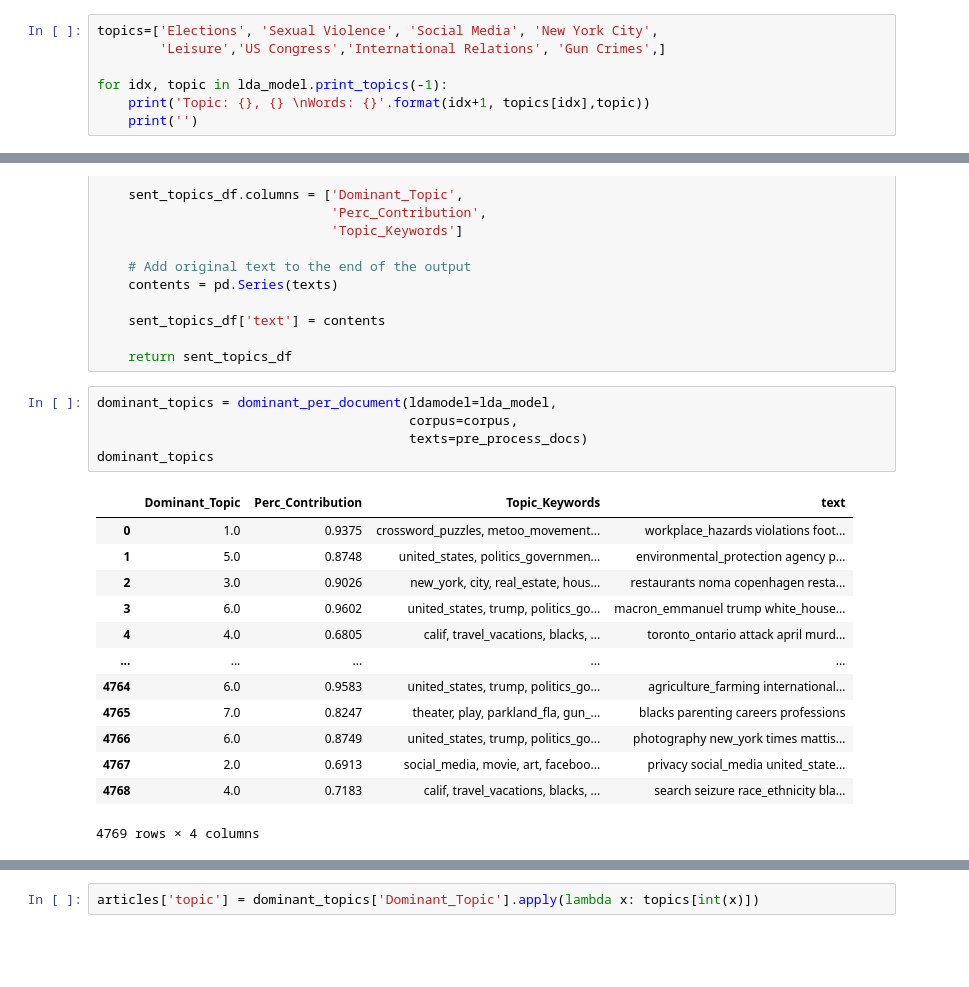
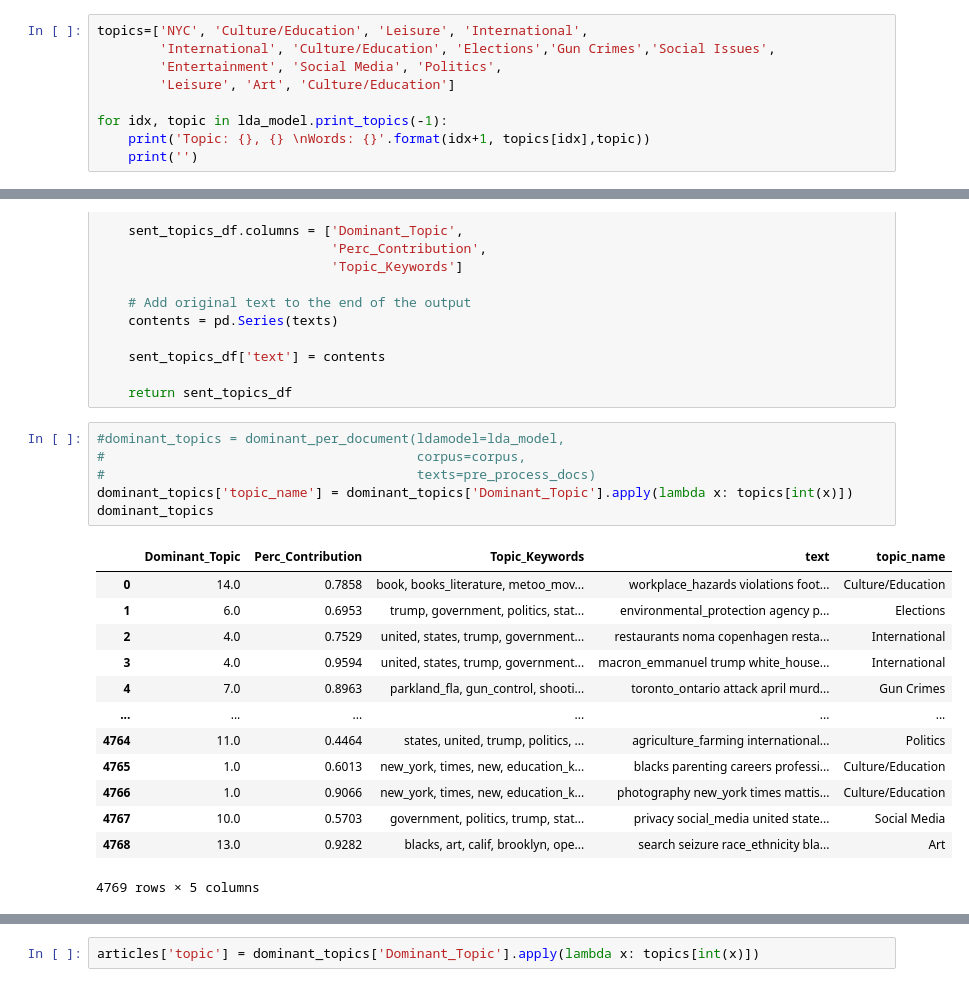
Before and after one commit to advanced-ml-project/project, a Jupyter notebook: topics_articles.ipynb, the cells around one changed output, grey strips where cells are left out. Saved outputs shown, nothing was run; the diff lists cells and outputs as text; blank space fills up the shorter version.

```diff
--- a/topics_articles.ipynb
+++ b/topics_articles.ipynb
@@ -161,8 +161,10 @@ lda_model = gensim.models.LdaMulticore(corpus, num_topics = 8,
                                        id2word = dictionary, passes = 30,
                                        workers = 3, random_state=0)
 # %%
-topics=['Elections', 'Sexual Violence', 'Social Media', 'New York City',
-        'Leisure','US Congress','International Relations', 'Gun Crimes',]
+topics=['NYC', 'Culture/Education', 'Leisure', 'International',
+        'International', 'Culture/Education', 'Elections','Gun Crimes','Social Issues',
+        'Entertainment', 'Social Media', 'Politics',
+        'Leisure', 'Art', 'Culture/Education']
 
 for idx, topic in lda_model.print_topics(-1):
     print('Topic: {}, {} \nWords: {}'.format(idx+1, topics[idx],topic))
@@ -229,24 +231,25 @@ def dominant_per_document(ldamodel, corpus, texts):
 
     return sent_topics_df
 # %%
-dominant_topics = dominant_per_document(ldamodel=lda_model,
-                                        corpus=corpus,
-                                        texts=pre_process_docs)
+#dominant_topics = dominant_per_document(ldamodel=lda_model,
+#                                        corpus=corpus,
+#                                        texts=pre_process_docs)
+dominant_topics['topic_name'] = dominant_topics['Dominant_Topic'].apply(lambda x: topics[int(x)])
 dominant_topics
 # %% [output]
-|  | Dominant_Topic | Perc_Contribution | Topic_Keywords | text |
-| 0 | 1.0 | 0.9375 | crossword_puzzles, metoo_movement... | workplace_hazards violations foot... |
-| 1 | 5.0 | 0.8748 | united_states, politics_governmen... | environmental_protection agency p... |
-| 2 | 3.0 | 0.9026 | new_york, city, real_estate, hous... | restaurants noma copenhagen resta... |
-| 3 | 6.0 | 0.9602 | united_states, trump, politics_go... | macron_emmanuel trump white_house... |
-| 4 | 4.0 | 0.6805 | calif, travel_vacations, blacks, ... | toronto_ontario attack april murd... |
-| ... | ... | ... | ... | ... |
-| 4764 | 6.0 | 0.9583 | united_states, trump, politics_go... | agriculture_farming international... |
-| 4765 | 7.0 | 0.8247 | theater, play, parkland_fla, gun_... | blacks parenting careers professions |
-| 4766 | 6.0 | 0.8749 | united_states, trump, politics_go... | photography new_york times mattis... |
-| 4767 | 2.0 | 0.6913 | social_media, movie, art, faceboo... | privacy social_media united_state... |
-| 4768 | 4.0 | 0.7183 | calif, travel_vacations, blacks, ... | search seizure race_ethnicity bla... |
+|  | Dominant_Topic | Perc_Contribution | Topic_Keywords | text | topic_name |
+| 0 | 14.0 | 0.7858 | book, books_literature, metoo_mov... | workplace_hazards violations foot... | Culture/Education |
+| 1 | 6.0 | 0.6953 | trump, government, politics, stat... | environmental_protection agency p... | Elections |
+| 2 | 4.0 | 0.7529 | united, states, trump, government... | restaurants noma copenhagen resta... | International |
+| 3 | 4.0 | 0.9594 | united, states, trump, government... | macron_emmanuel trump white_house... | International |
+| 4 | 7.0 | 0.8963 | parkland_fla, gun_control, shooti... | toronto_ontario attack april murd... | Gun Crimes |
+| ... | ... | ... | ... | ... | ... |
+| 4764 | 11.0 | 0.4464 | states, united, trump, politics, ... | agriculture_farming international... | Politics |
+| 4765 | 1.0 | 0.6013 | new_york, times, new, education_k... | blacks parenting careers professi... | Culture/Education |
+| 4766 | 1.0 | 0.9066 | new_york, times, new, education_k... | photography new_york times mattis... | Culture/Education |
+| 4767 | 10.0 | 0.5703 | government, politics, trump, stat... | privacy social_media united state... | Social Media |
+| 4768 | 13.0 | 0.9282 | blacks, art, calif, brooklyn, ope... | search seizure race_ethnicity bla... | Art |
-4769 rows × 4 columns
+4769 rows × 5 columns
 # %%
 topic_weights = [dict(lda_model[x]) for x in corpus]
 topic_weights = pd.DataFrame(topic_weights)
```
Also changed, not shown: parts of 27 cells of this notebook, 1 other file.
